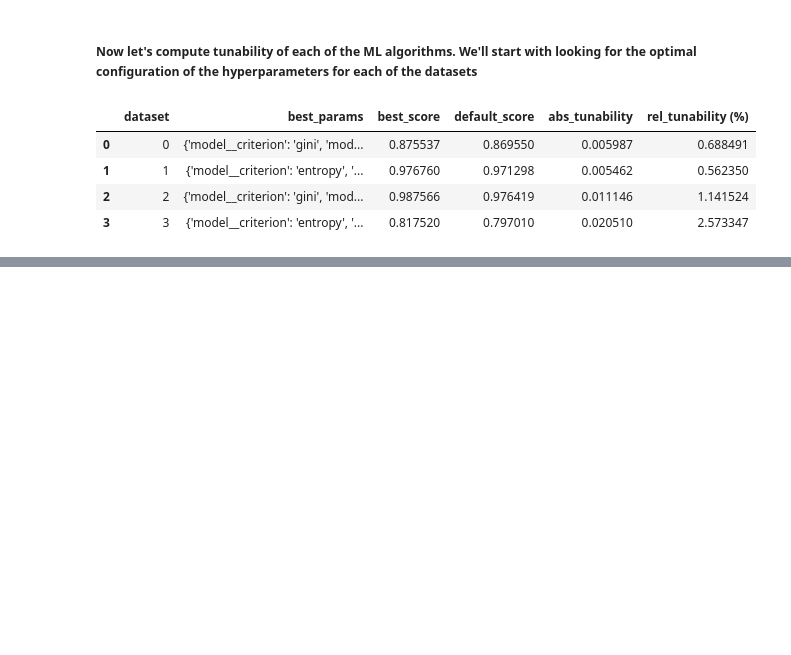
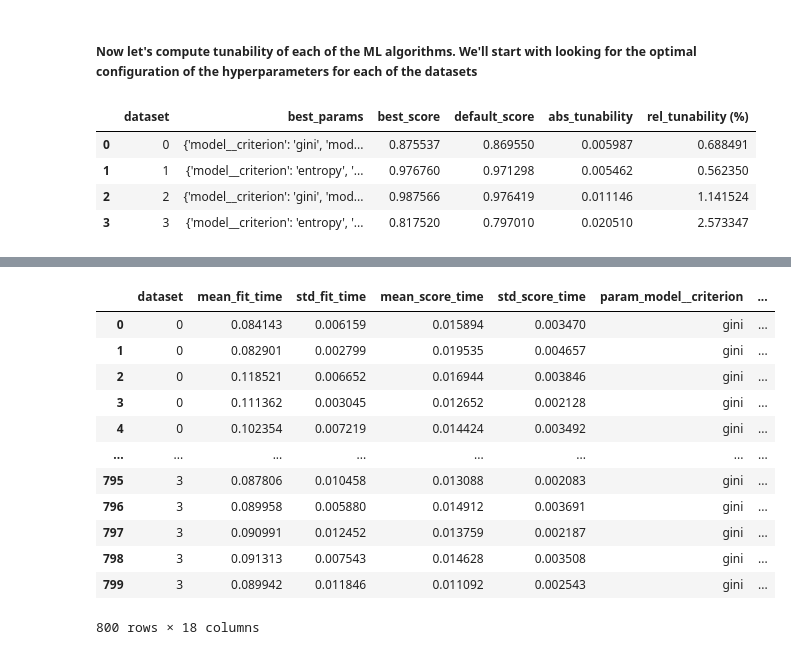
Before and after one commit to UserKrzysztof/AutoML-project1-tunability, a Jupyter notebook: code/first_approach.ipynb, the cells around one changed output, grey strips where cells are left out. Cells and saved outputs as stored; diff of their text form; code cells hidden in the pictures; blank space fills up the shorter version.

```diff
--- a/code/first_approach.ipynb
+++ b/code/first_approach.ipynb
@@ -321,0 +426,16 @@ best_params_per_dataset_XGBoost
+# %%
+params_history_frames['model__min_samples_leaf']
+# %% [output]
+|  | dataset | mean_fit_time | std_fit_time | mean_score_time | std_score_time | param_model__criterion | ... |
+| 0 | 0 | 0.084143 | 0.006159 | 0.015894 | 0.003470 | gini | ... |
+| 1 | 0 | 0.082901 | 0.002799 | 0.019535 | 0.004657 | gini | ... |
+| 2 | 0 | 0.118521 | 0.006652 | 0.016944 | 0.003846 | gini | ... |
+| 3 | 0 | 0.111362 | 0.003045 | 0.012652 | 0.002128 | gini | ... |
+| 4 | 0 | 0.102354 | 0.007219 | 0.014424 | 0.003492 | gini | ... |
+| ... | ... | ... | ... | ... | ... | ... | ... |
+| 795 | 3 | 0.087806 | 0.010458 | 0.013088 | 0.002083 | gini | ... |
+| 796 | 3 | 0.089958 | 0.005880 | 0.014912 | 0.003691 | gini | ... |
+| 797 | 3 | 0.090991 | 0.012452 | 0.013759 | 0.002187 | gini | ... |
+| 798 | 3 | 0.091313 | 0.007543 | 0.014628 | 0.003508 | gini | ... |
+| 799 | 3 | 0.089942 | 0.011846 | 0.011092 | 0.002543 | gini | ... |
+800 rows × 18 columns
```
Also changed, not shown: parts of 22 cells of this notebook, 4 other files.
